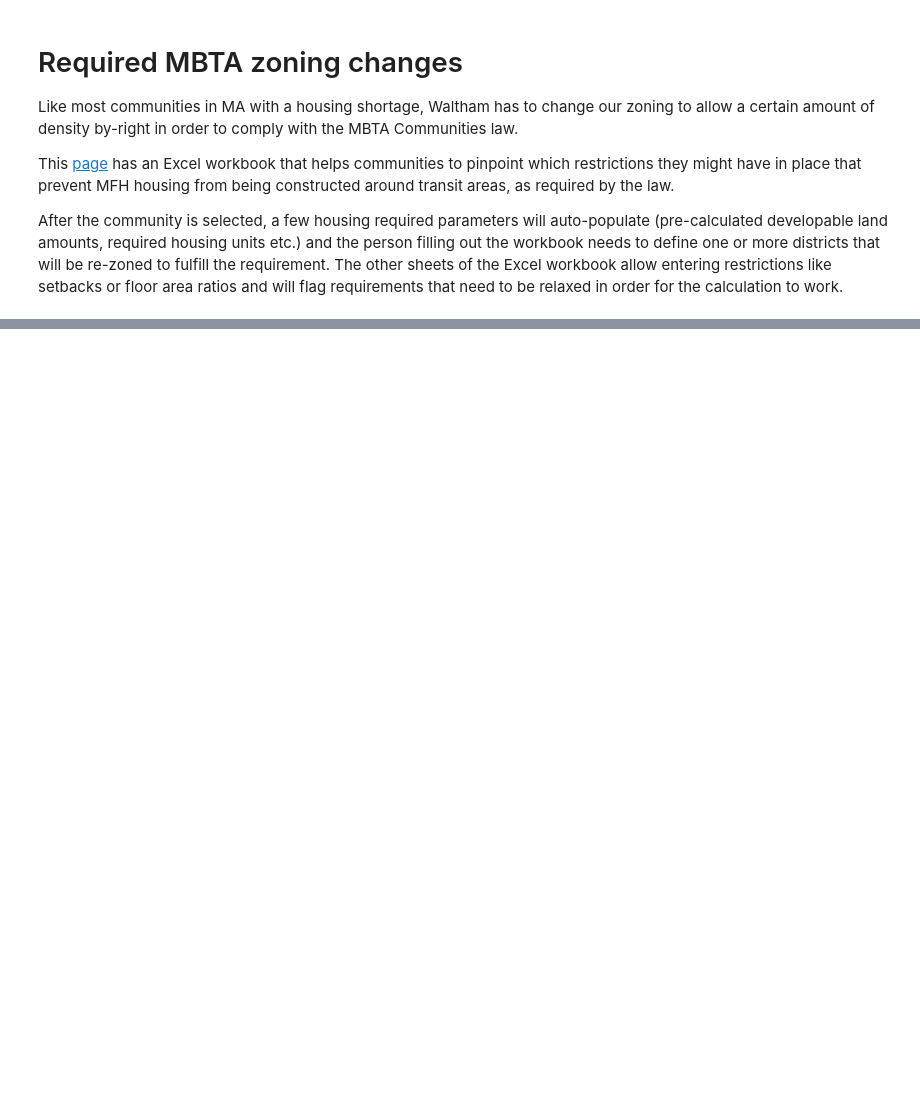
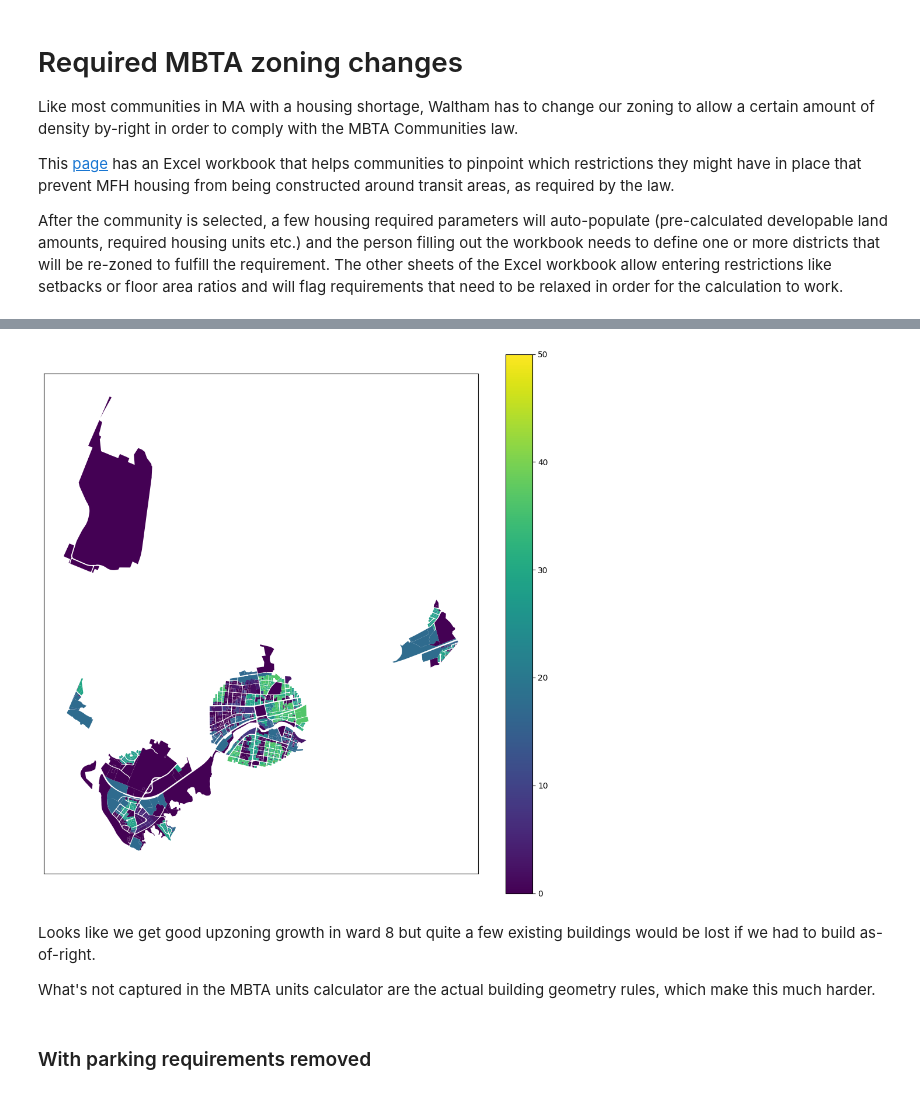
Before and after one commit to tjrileywisc/waltham_gis, a Jupyter notebook: investigations/mbta_zoning_changes/notebook.ipynb, the cells around one changed output, grey strips where cells are left out. Saved outputs shown, nothing was run; the diff lists cells and outputs as text; code cells hidden in the pictures; blank space fills up the shorter version.

```diff
--- a/investigations/mbta_zoning_changes/notebook.ipynb
+++ b/investigations/mbta_zoning_changes/notebook.ipynb
@@ -353,0 +256,13 @@ This is going to be the main lot
+# %%
+ax = zoned_parcels_df.plot(column="AS_OF_RIGHT_DUA", legend=True, figsize=(12, 12), vmax=50)
+
+ax.get_xaxis().set_visible(False)
+ax.get_yaxis().set_visible(False)
+# %% [output]
+[figure, added]
+# %% [markdown]
+Looks like we get good upzoning growth in ward 8 but quite a few existing buildings would be lost if we had to build as-of-right.
+
+What's not captured in the MBTA units calculator are the actual building geometry rules, which make this much harder.
+# %% [markdown]
+### With parking requirements removed
```
Also changed, not shown: parts of 42 cells of this notebook, 4 other files.
